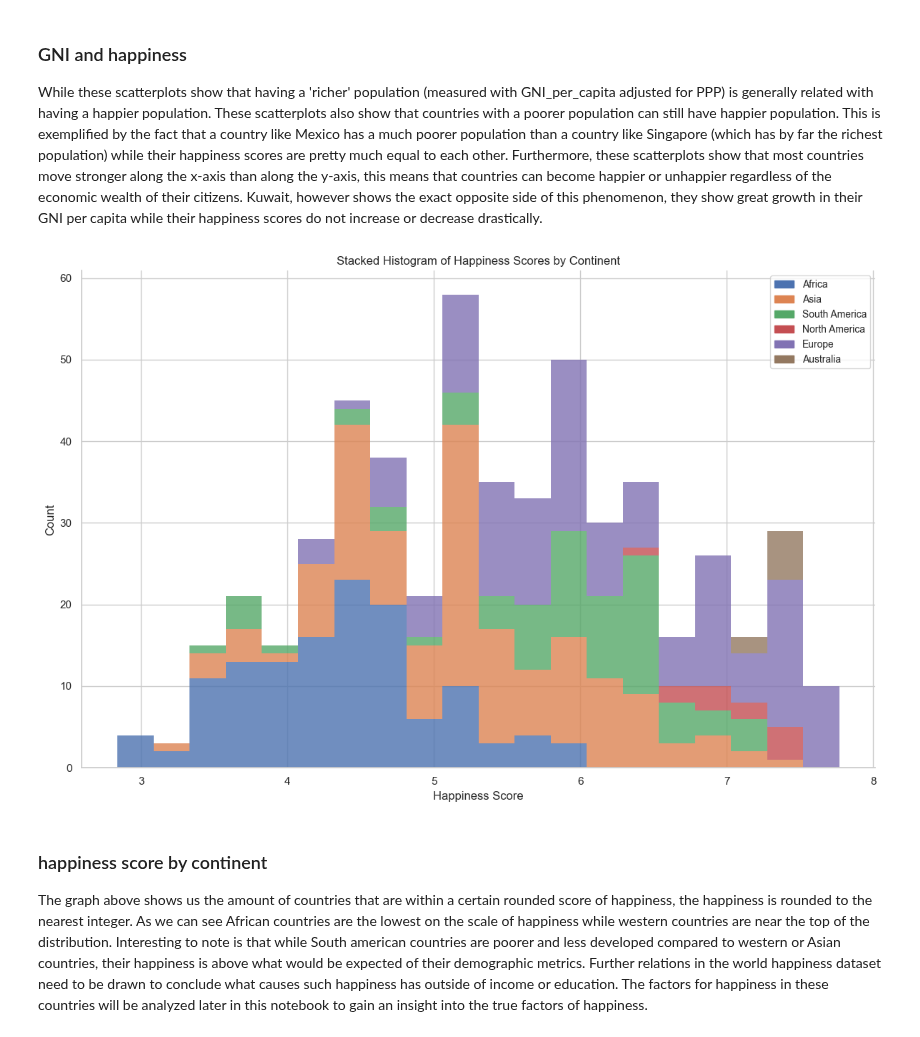
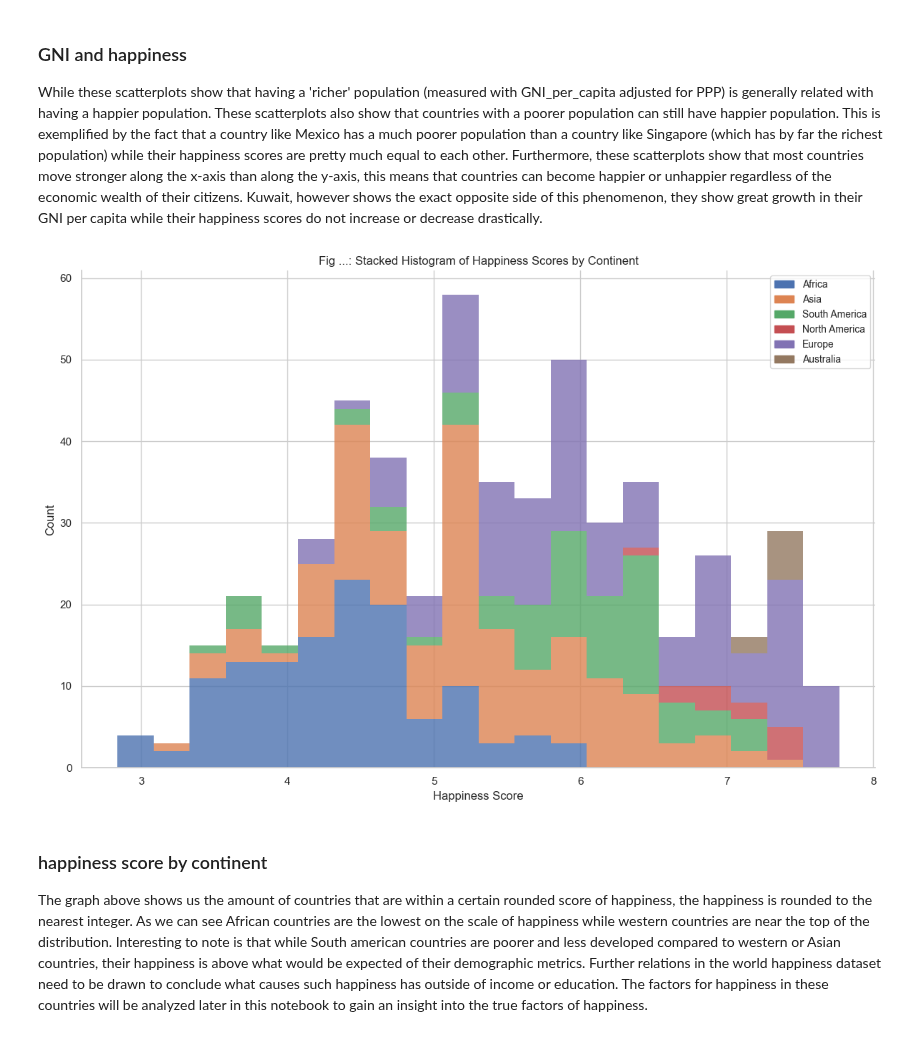
Before and after one commit to MarkBroerse1/infovis, a Jupyter notebook: docs/DataStory.ipynb, the cells around one changed output. Drawn from its saved outputs; the diff is of its cells as text; code cells hidden in the pictures.

```diff
--- a/docs/DataStory.ipynb
+++ b/docs/DataStory.ipynb
@@ -271,35 +231,35 @@ legend_patches = [mpatches.Patch(color=palette[i], label=continent) for i, conti
 plt.legend(handles=legend_patches, loc='upper right', fontsize='small')
 
 
 fig = plt.gcf()
 ax = plt.gca()
 
 def hover(event):
     for container in bars:
         for rect in container:
             cont, ind = rect.contains(event)
             if cont:
                 heights = [height.get_height() for height in container]
                 countries = [country for country in continent_scores.keys()]
                 bins = bars[1]
                 bin_width = np.diff(bins)[0]
                 index = ind["ind"][0]
                 x = bars[1][index] + bin_width / 2
                 y = heights[index]
                 plt.annotate(f"{countries[index]}: {y:.2f}", xy=(x, y), xytext=(x, y + 0.2),
                              ha='center', va='bottom', color='black', alpha=0.7,
                              arrowprops=dict(arrowstyle='-', lw=0.5, color='black'))
                 fig.canvas.draw_idle()
 
 plt.xlabel("Happiness Score")
 plt.ylabel("Count")
-plt.title("Stacked Histogram of Happiness Scores by Continent")
+plt.title("Fig ...: Stacked Histogram of Happiness Scores by Continent")
 plt.tight_layout()
 sns.despine()
 
 plt.show()
 # %% [output]
-[figure, old version]
+[figure, new version]
 # %% [markdown]
 ### happiness score by continent
 
```
Also changed, not shown: parts of 8 cells of this notebook.
